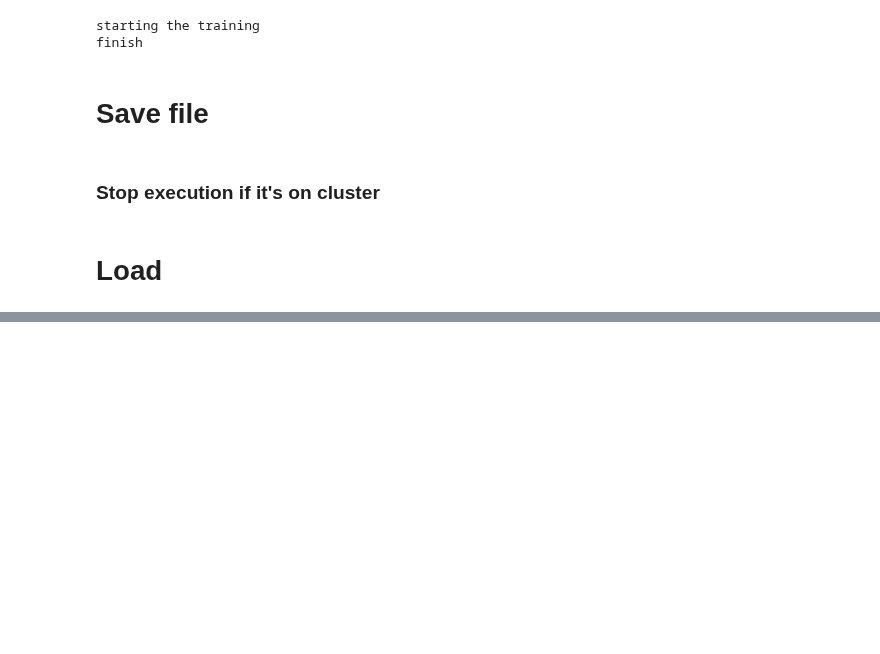
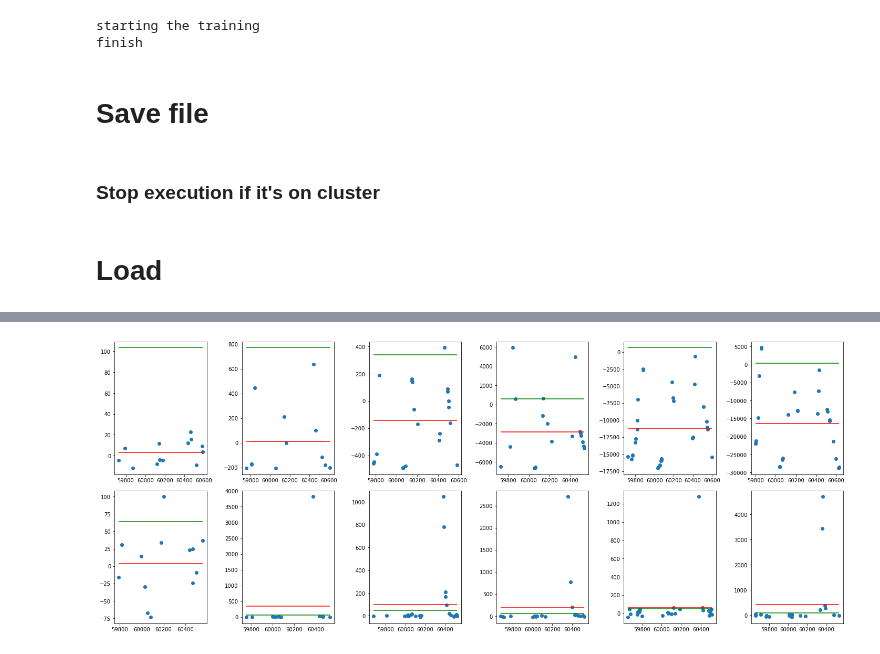
Before and after one commit to leoBravoRain/thesis, a Jupyter notebook: work/thesis/notebooks/get_other_features_hist.ipynb, the cells around one changed output, grey strips where cells are left out. Drawn from its saved outputs; the diff is of its cells as text; code cells hidden in the pictures; blank space fills up the shorter version.

```diff
--- a/work/thesis/notebooks/get_other_features_hist.ipynb
+++ b/work/thesis/notebooks/get_other_features_hist.ipynb
@@ -555,0 +557,82 @@ for i in np.arange(otherFeaturesDim):
+# %%
+# testing if means and iq are correct
+
+channels = [0, 1, 2, 3, 4, 5]
+indexs = np.random.choice(len(data_[2]), 2)
+
+# print(indexs)
+
+fig, ax = plt.subplots(
+    len(indexs),
+    len(channels),
+    figsize = (20, 4*len(indexs)),
+    tight_layout = True,
+)
+
+for index in np.arange(len(indexs)):
+
+    for channel in channels:
+
+        mask = data_[0][indexs[index], channel, 3, :]
+
+        mask = mask.type(torch.BoolTensor)
+
+#         print(f"index: {indexs[index]}")
+
+        # print("data shape")
+        # print(data_[0].shape)
+
+        # datashape: [ 128, 6, 4, 72 ]
+        ax[index][channel].scatter(
+            data_[0][indexs[index], channel, 0, mask],
+            data_[0][indexs[index], channel, 1, mask],
+        )
+
+        # print("values:")
+        # print(otherFeatures[index, 0])
+
+
+#         # manual mean
+#         manualMean = torch.mean(data_[0][indexs[index], channel, 1, mask])
+
+#         ax[index][channel].hlines(
+#             manualMean,
+#             xmin = data_[0][indexs[index], channel, 0, mask][0],
+#             xmax = data_[0][indexs[index], channel, 0, mask][-1],
+#             color = "r"
+#         )
+
+        # analyze features
+        # means
+        ax[index][channel].hlines(
+            otherFeatures[indexs[index], channel].item(),
+            xmin = data_[0][indexs[index], channel, 0, mask][0],
+            xmax = data_[0][indexs[index], channel, 0, mask][-1],
+            color = "r"
+        )
+
+        # analyze features
+        # iq
+        ax[index][channel].hlines(
+            otherFeatures[indexs[index] + 6, channel].item(),
+            xmin = data_[0][indexs[index], channel, 0, mask][0],
+            xmax = data_[0][indexs[index], channel, 0, mask][-1],
+            color = "g"
+        )
+
+#         # test mean
+#         assert manualMean.item() == otherFeatures[indexs[index], channel].item()
+#         print("mean test ok")
+
+
+#         iqManual =  torch.kthvalue(data_[0][indexs[index], channel, 1, mask], int(0.75*data_[0][indexs[index], channel, 1, mask].shape[0]))[0] - torch.kthvalue(data_[0][indexs[index], channel, 1, mask], int(0.25*data_[0][indexs[index], channel, 1, mask].shape[0]))[0]
+
+#         assert iqManual.item() == otherFeatures[indexs[index], 6 + channel].item()
+#         print("iq test ok")
+
+
+#         print(manualMean.item())
+#         print(otherFeatures[indexs[index], channel].item())
+#         print("----")
+# %% [output]
+[figure, added]
```
Also changed, not shown: parts of 8 cells of this notebook, 5 other files.
